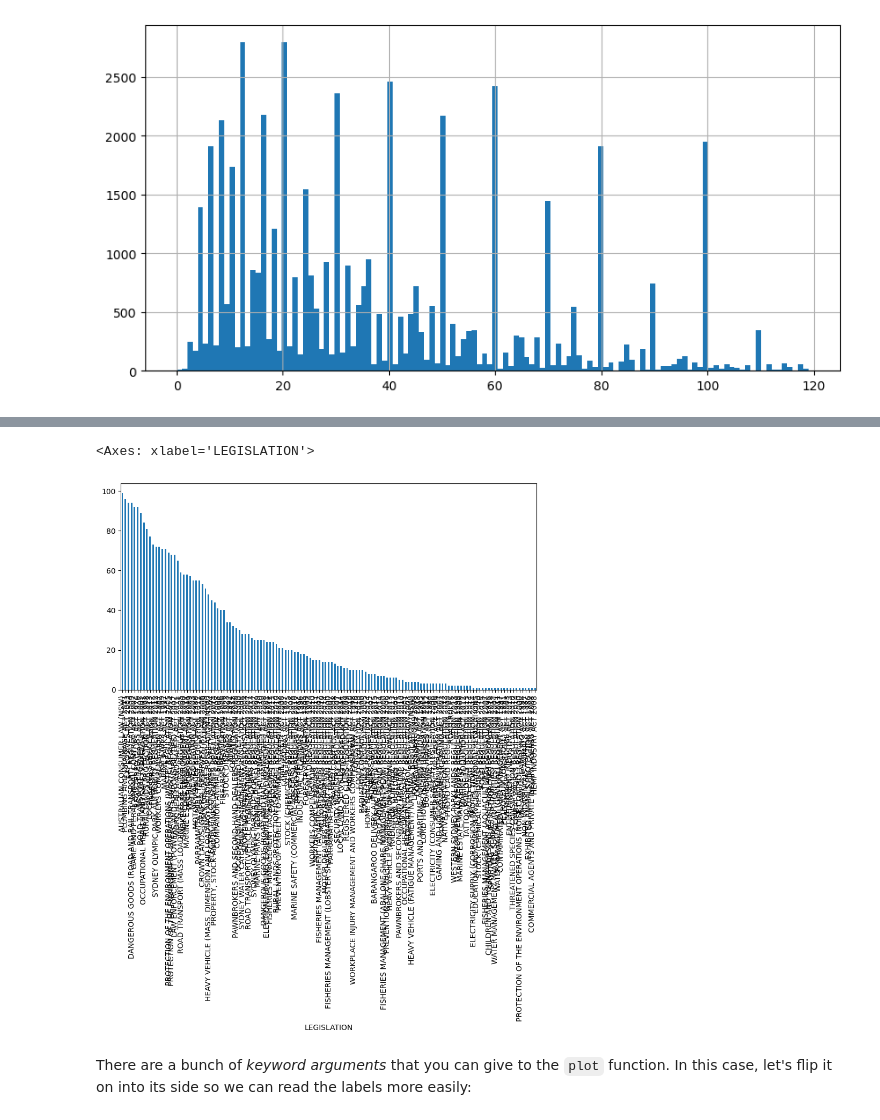
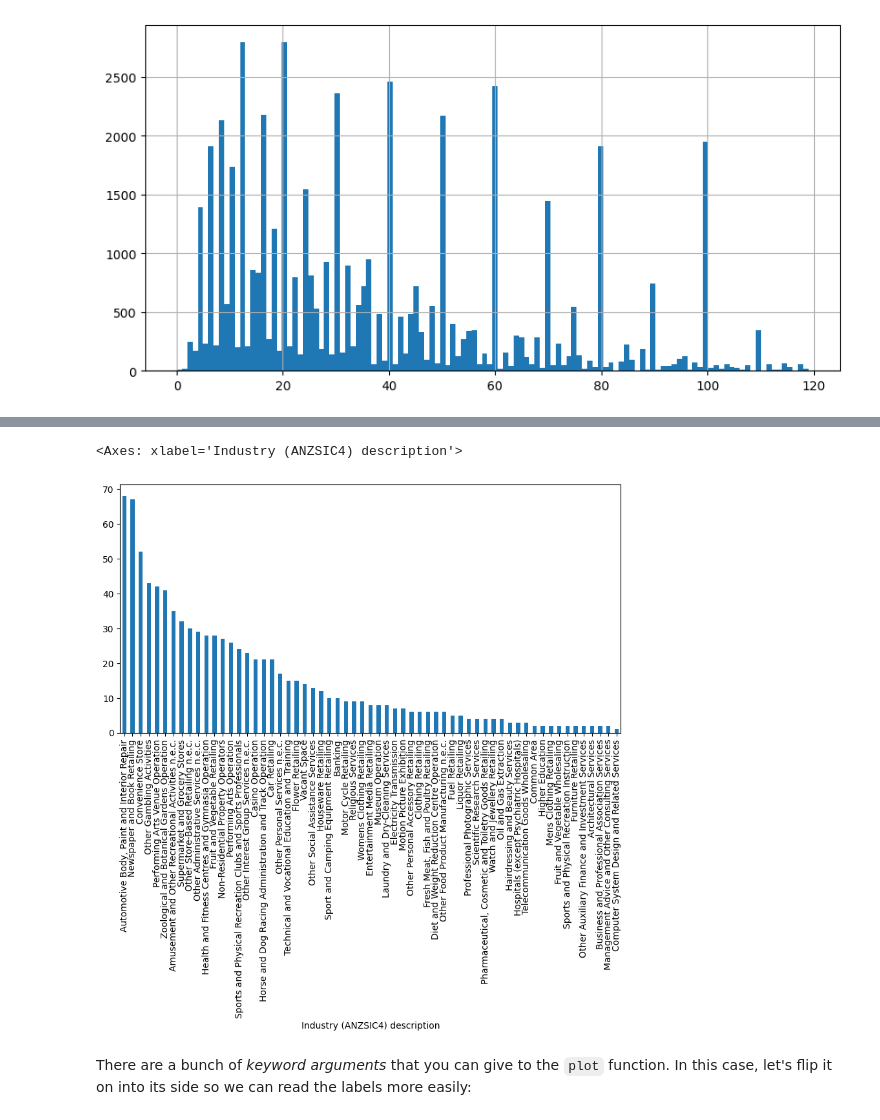
Before and after one commit to FelixL777/1, a Jupyter notebook: basic_pandas.ipynb, the cells around one changed output, grey strips where cells are left out. Cells and saved outputs as stored; diff of their text form; code cells hidden in the pictures.

```diff
--- a/basic_pandas.ipynb
+++ b/basic_pandas.ipynb
@@ -390,0 +396,3 @@ sd[sd<120].hist(bins=120)
+# %%
+Industry_types_counts = seat_data['Industry (ANZSIC4) description'].value_counts()
+Industry_types_counts.plot(kind="bar");
@@ -391,8 +401,8 @@ sd[sd<120].hist(bins=120)
 # %%
-pdvc[pdvc < 100].plot(kind="bar")
+Industry_types_counts[Industry_types_counts < 100].plot(kind="bar")
 # %% [output]
-<Axes: xlabel='LEGISLATION'>
+<Axes: xlabel='Industry (ANZSIC4) description'>
-[figure, old version]
+[figure, new version]
 # %% [markdown]
 There are a bunch of _keyword arguments_ that you can give to the `plot` function. In this case, let's flip it on into its side so we can read the labels more easily:
 # %%
```
Also changed, not shown: parts of 24 cells of this notebook, 16 other files.
